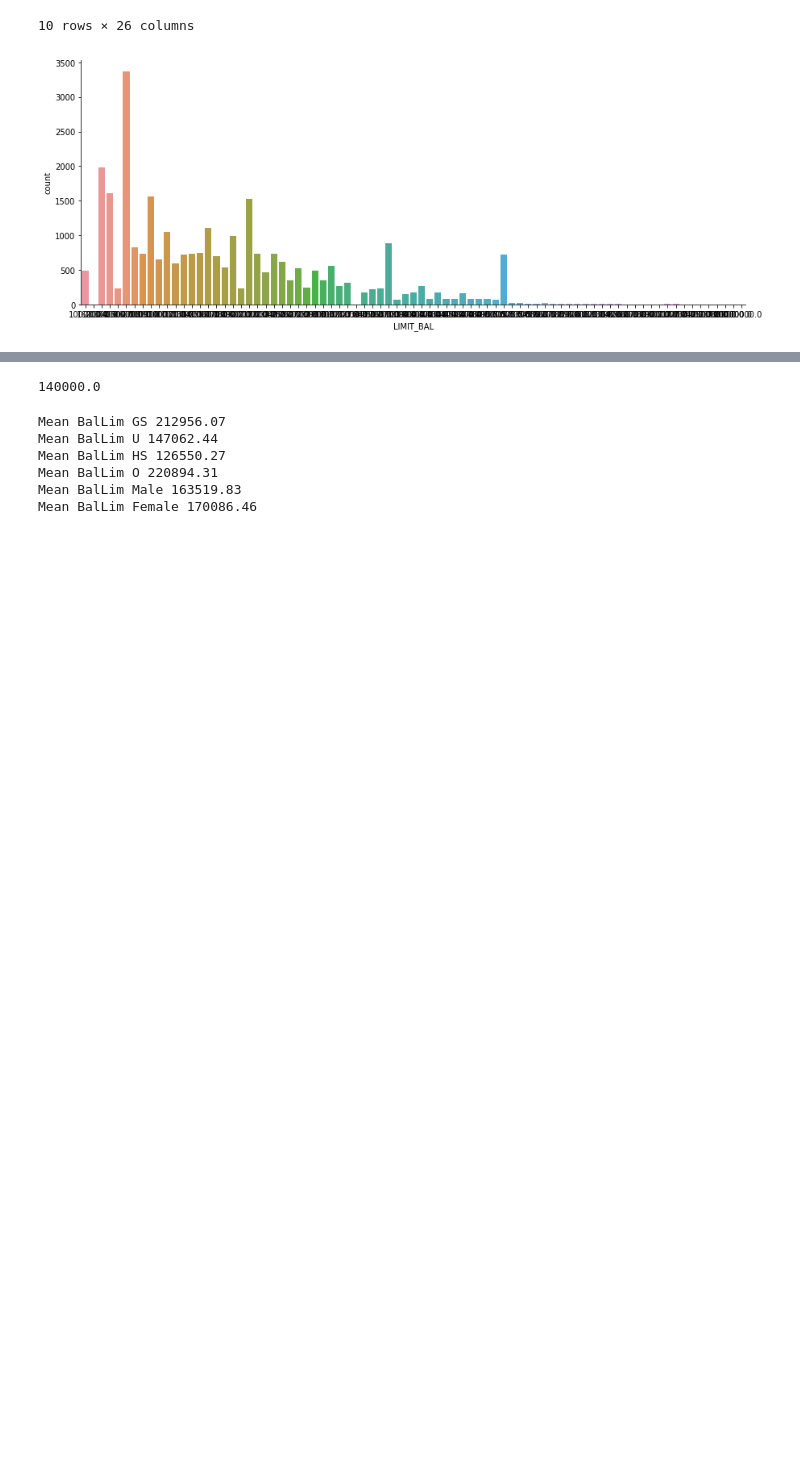
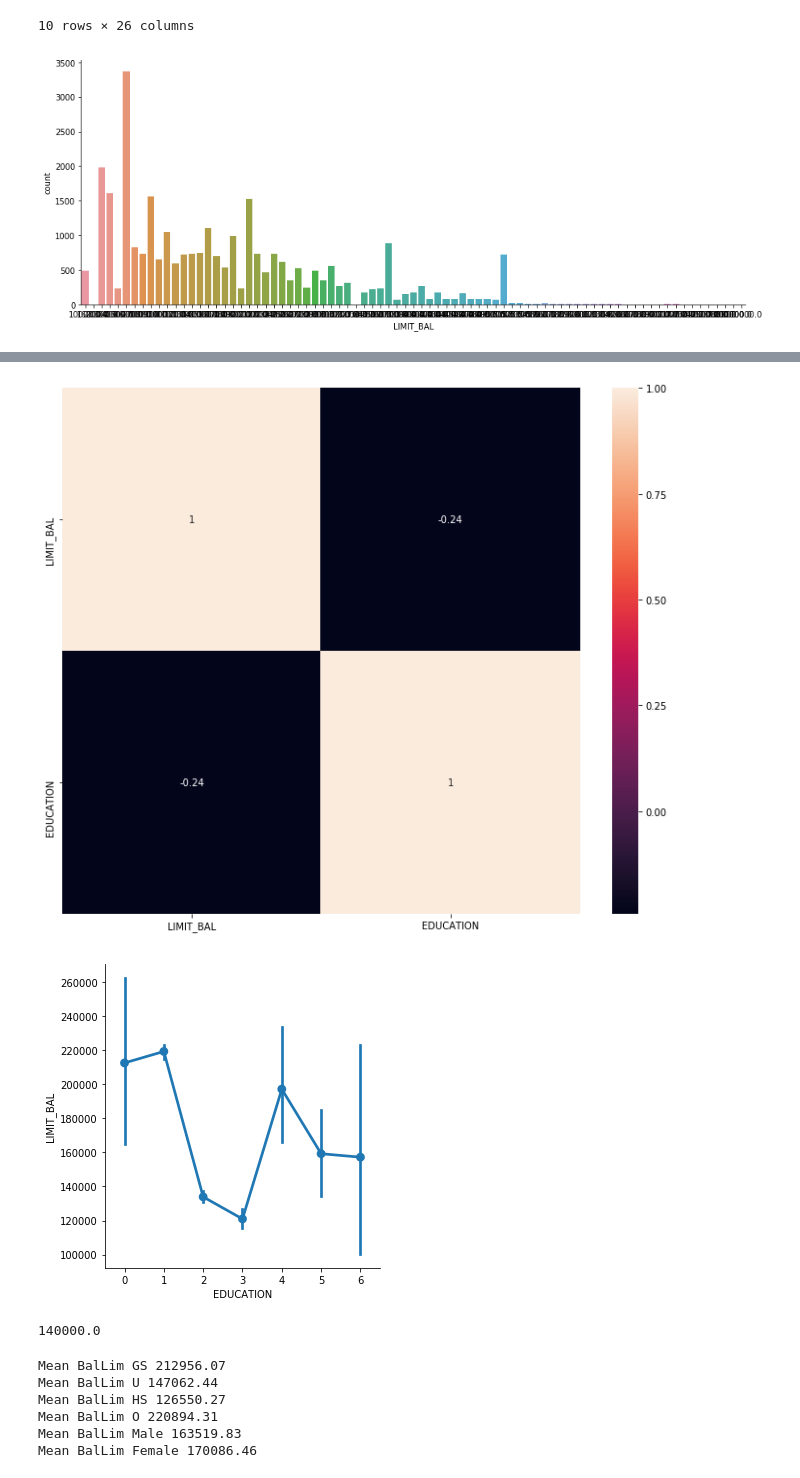
Before and after one commit to maxxvolny/sfml, a Jupyter notebook: hw1-task.ipynb, the cells around one changed output, grey strips where cells are left out. Saved outputs shown, nothing was run; the diff lists cells and outputs as text; code cells hidden in the pictures; blank space fills up the shorter version.

```diff
--- a/hw1-task.ipynb
+++ b/hw1-task.ipynb
@@ -507,3 +584,12 @@ df #TODO
+# %%
+import seaborn as sns
+df_numeric = df[df.SEX==1].get(['LIMIT_BAL', 'EDUCATION'])
+plt.figure(figsize=(12, 10))
+sns.heatmap(df_numeric.corr('kendall'), annot=True);
+sns.factorplot('EDUCATION','LIMIT_BAL', data=df_numeric);
+# %% [output]
+[figure, added]
+[figure, added]
 # %%
 a = df['LIMIT_BAL'].median()
 a
```
Also changed, not shown: parts of 13 cells of this notebook.
